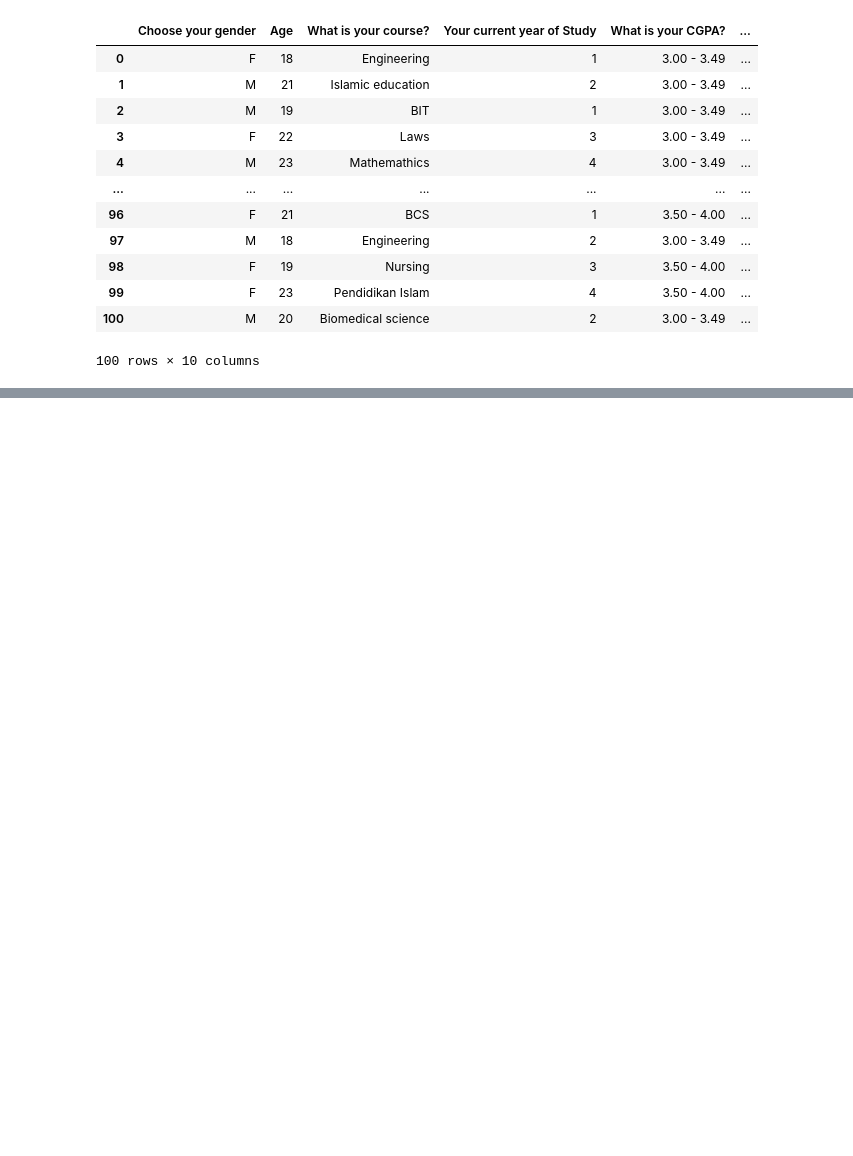
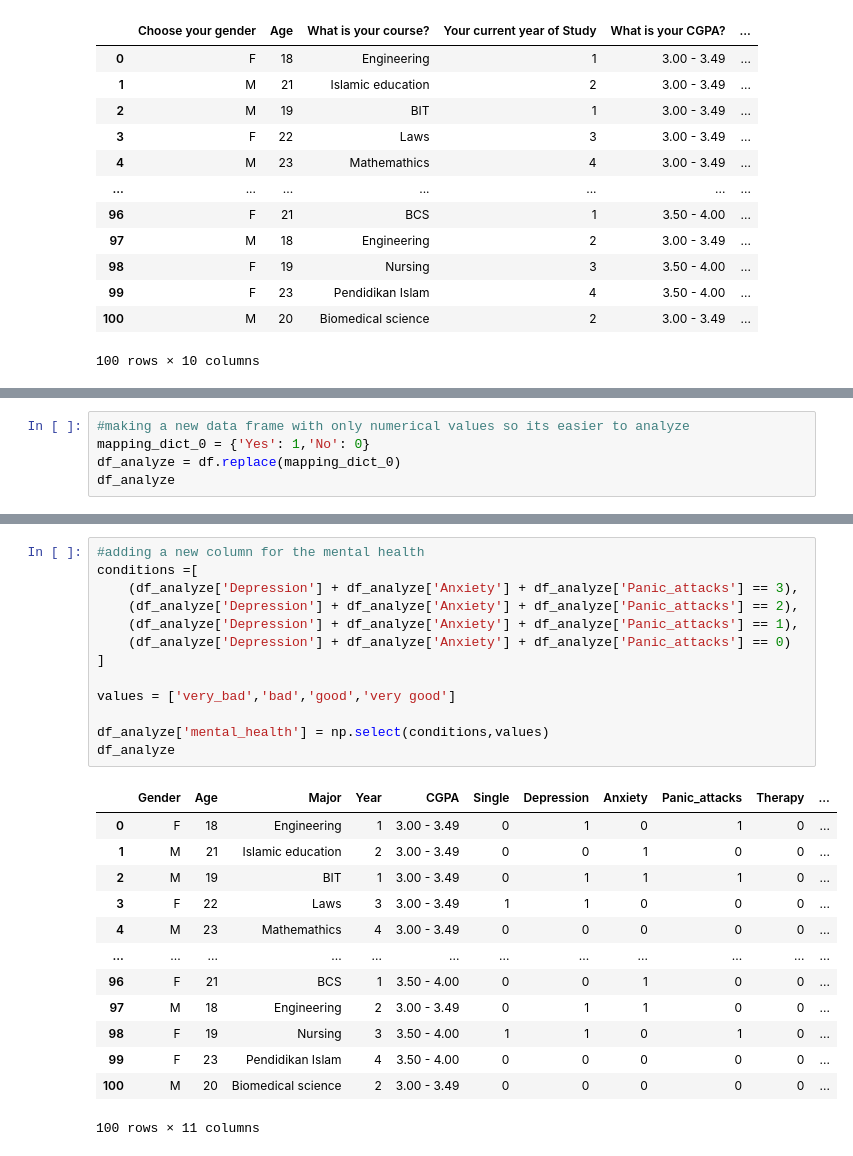
Before and after one commit to StojcheD/VDSS_Project, a Jupyter notebook: raw_data.ipynb, the cells around one changed output, grey strips where cells are left out. Saved outputs shown, nothing was run; the diff lists cells and outputs as text; blank space fills up the shorter version.

```diff
--- a/raw_data.ipynb
+++ b/raw_data.ipynb
@@ -150,0 +222,5 @@ df
+# %%
+#making a new data frame with only numerical values so its easier to analyze
+mapping_dict_0 = {'Yes': 1,'No': 0}
+df_analyze = df.replace(mapping_dict_0)
+df_analyze
@@ -150,0 +241,27 @@ df
+# %%
+#adding a new column for the mental health
+conditions =[
+    (df_analyze['Depression'] + df_analyze['Anxiety'] + df_analyze['Panic_attacks'] == 3),
+    (df_analyze['Depression'] + df_analyze['Anxiety'] + df_analyze['Panic_attacks'] == 2),
+    (df_analyze['Depression'] + df_analyze['Anxiety'] + df_analyze['Panic_attacks'] == 1),
+    (df_analyze['Depression'] + df_analyze['Anxiety'] + df_analyze['Panic_attacks'] == 0)
+]
+
+values = ['very_bad','bad','good','very good']
+
+df_analyze['mental_health'] = np.select(conditions,values)
+df_analyze
+# %% [output]
+|  | Gender | Age | Major | Year | CGPA | Single | Depression | Anxiety | Panic_attacks | Therapy | ... |
+| 0 | F | 18 | Engineering | 1 | 3.00 - 3.49 | 0 | 1 | 0 | 1 | 0 | ... |
+| 1 | M | 21 | Islamic education | 2 | 3.00 - 3.49 | 0 | 0 | 1 | 0 | 0 | ... |
+| 2 | M | 19 | BIT | 1 | 3.00 - 3.49 | 0 | 1 | 1 | 1 | 0 | ... |
+| 3 | F | 22 | Laws | 3 | 3.00 - 3.49 | 1 | 1 | 0 | 0 | 0 | ... |
+| 4 | M | 23 | Mathemathics | 4 | 3.00 - 3.49 | 0 | 0 | 0 | 0 | 0 | ... |
+| ... | ... | ... | ... | ... | ... | ... | ... | ... | ... | ... | ... |
+| 96 | F | 21 | BCS | 1 | 3.50 - 4.00 | 0 | 0 | 1 | 0 | 0 | ... |
+| 97 | M | 18 | Engineering | 2 | 3.00 - 3.49 | 0 | 1 | 1 | 0 | 0 | ... |
+| 98 | F | 19 | Nursing | 3 | 3.50 - 4.00 | 1 | 1 | 0 | 1 | 0 | ... |
+| 99 | F | 23 | Pendidikan Islam | 4 | 3.50 - 4.00 | 0 | 0 | 0 | 0 | 0 | ... |
+| 100 | M | 20 | Biomedical science | 2 | 3.00 - 3.49 | 0 | 0 | 0 | 0 | 0 | ... |
+100 rows × 11 columns
```
Also changed, not shown: parts of 12 cells of this notebook.
